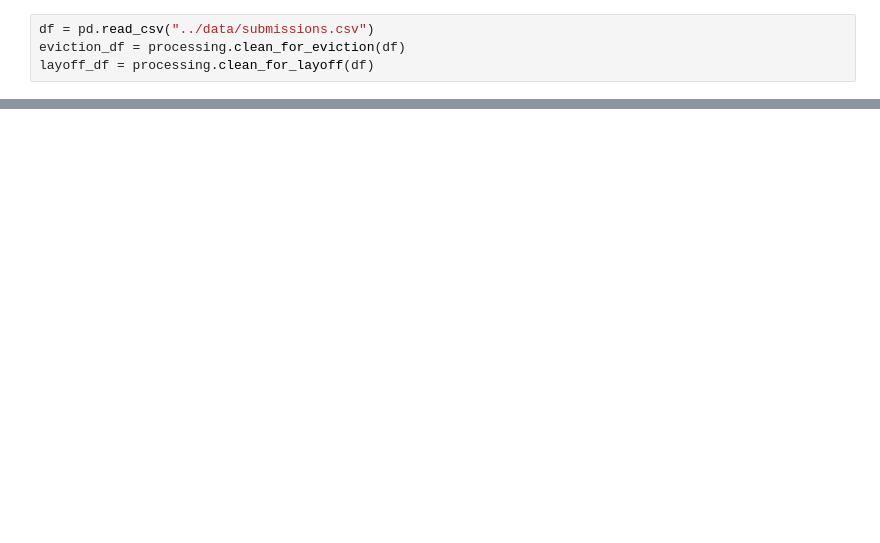
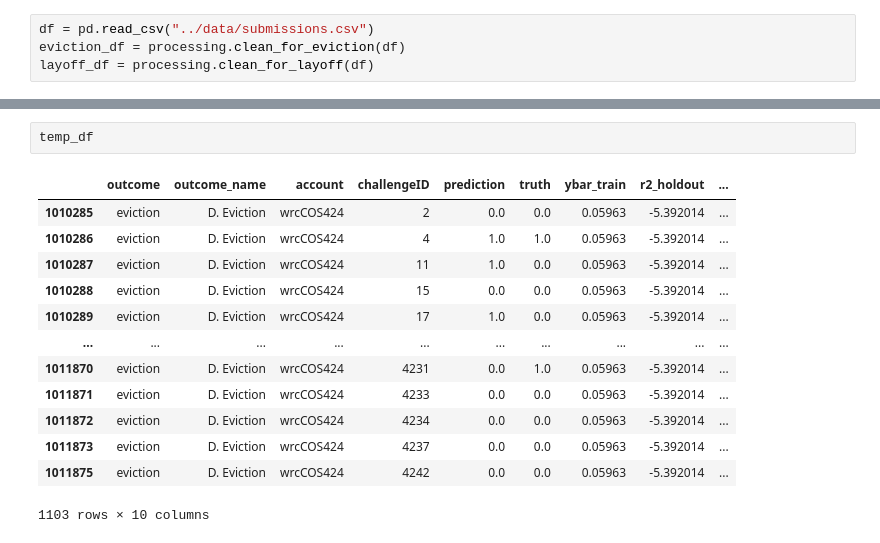
Before and after one commit to evan-wang-13/SOC555Final, a Jupyter notebook: notebooks/calibration.ipynb, the cells around one changed output, grey strips where cells are left out. Saved outputs shown, nothing was run; the diff lists cells and outputs as text; blank space fills up the shorter version.

```diff
--- a/notebooks/calibration.ipynb
+++ b/notebooks/calibration.ipynb
@@ -127,0 +274,16 @@ plt.show()
+# %%
+temp_df
+# %% [output]
+|  | outcome | outcome_name | account | challengeID | prediction | truth | ybar_train | r2_holdout | ... |
+| 1010285 | eviction | D. Eviction | wrcCOS424 | 2 | 0.0 | 0.0 | 0.05963 | -5.392014 | ... |
+| 1010286 | eviction | D. Eviction | wrcCOS424 | 4 | 1.0 | 1.0 | 0.05963 | -5.392014 | ... |
+| 1010287 | eviction | D. Eviction | wrcCOS424 | 11 | 1.0 | 0.0 | 0.05963 | -5.392014 | ... |
+| 1010288 | eviction | D. Eviction | wrcCOS424 | 15 | 0.0 | 0.0 | 0.05963 | -5.392014 | ... |
+| 1010289 | eviction | D. Eviction | wrcCOS424 | 17 | 1.0 | 0.0 | 0.05963 | -5.392014 | ... |
+| ... | ... | ... | ... | ... | ... | ... | ... | ... | ... |
+| 1011870 | eviction | D. Eviction | wrcCOS424 | 4231 | 0.0 | 1.0 | 0.05963 | -5.392014 | ... |
+| 1011871 | eviction | D. Eviction | wrcCOS424 | 4233 | 0.0 | 0.0 | 0.05963 | -5.392014 | ... |
+| 1011872 | eviction | D. Eviction | wrcCOS424 | 4234 | 0.0 | 0.0 | 0.05963 | -5.392014 | ... |
+| 1011873 | eviction | D. Eviction | wrcCOS424 | 4237 | 0.0 | 0.0 | 0.05963 | -5.392014 | ... |
+| 1011875 | eviction | D. Eviction | wrcCOS424 | 4242 | 0.0 | 0.0 | 0.05963 | -5.392014 | ... |
+1103 rows × 10 columns
```
Also changed, not shown: parts of 9 cells of this notebook.
